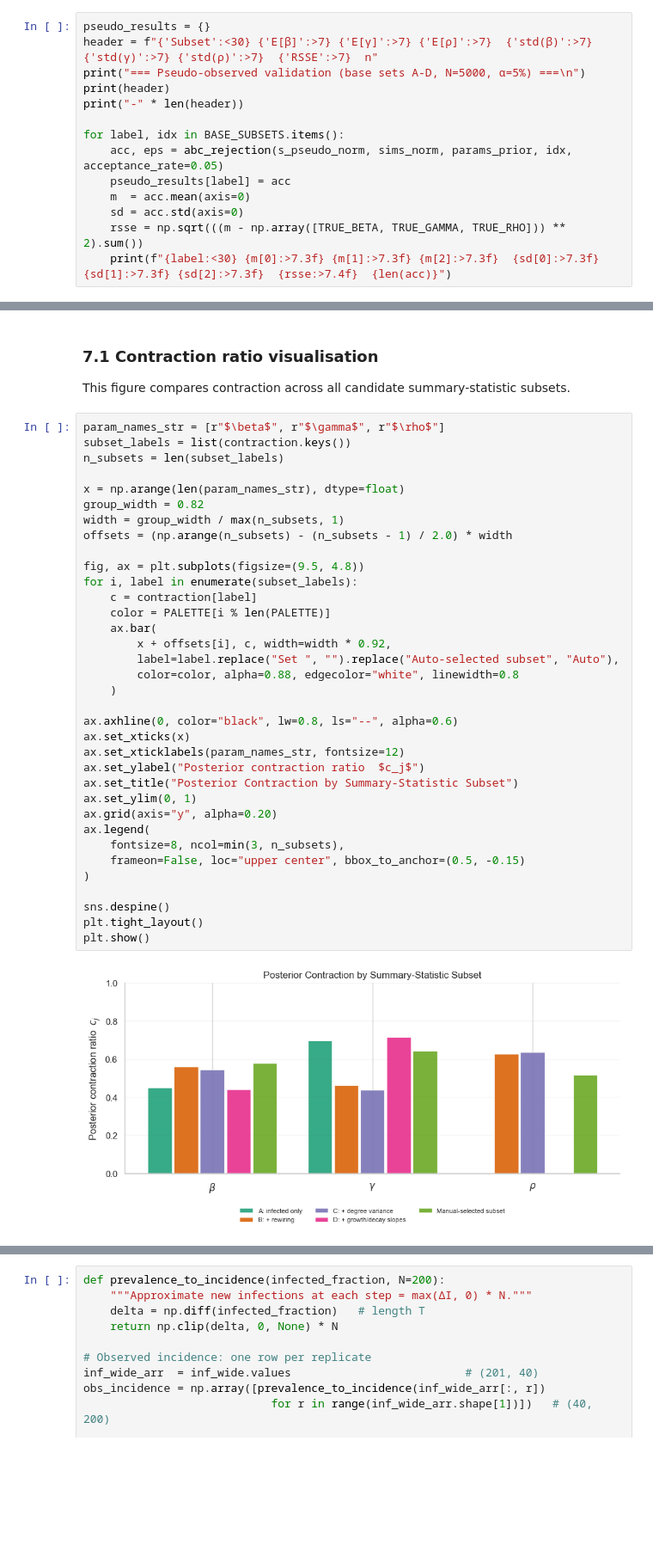
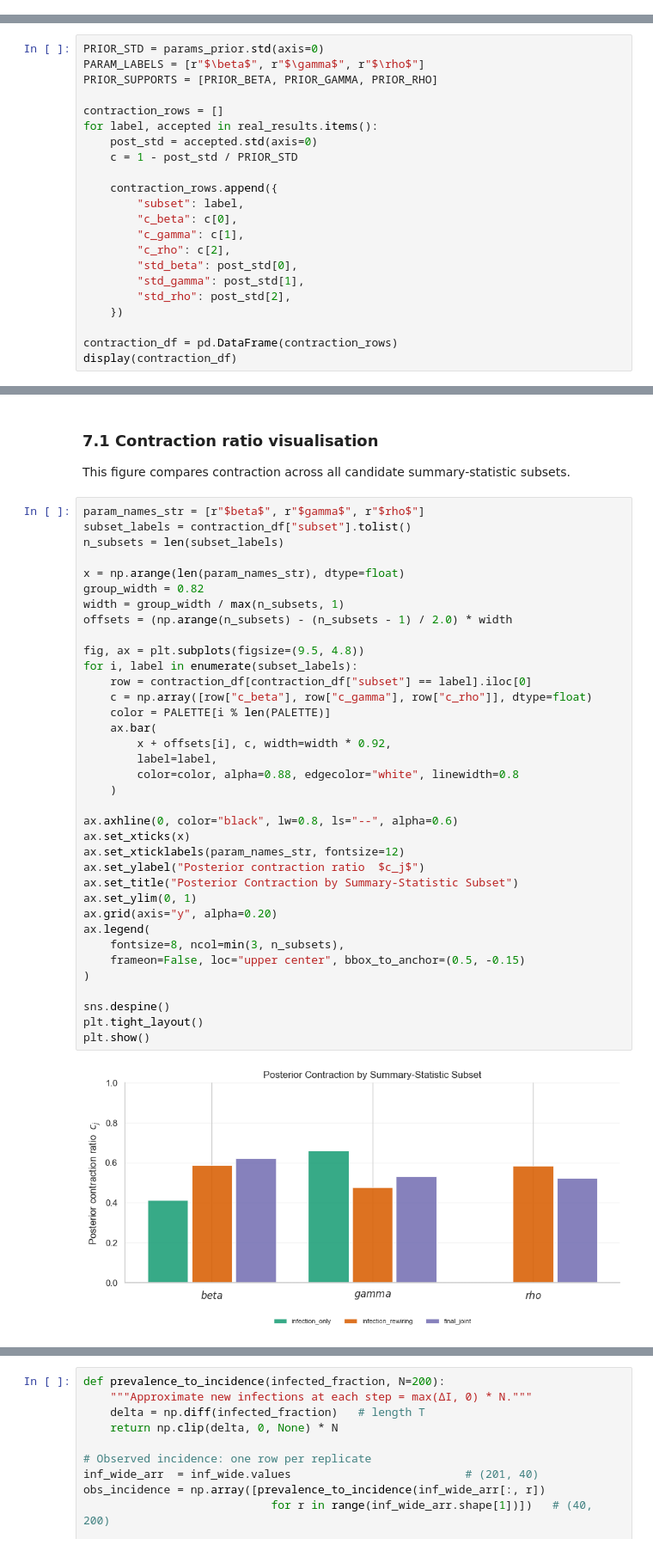
Before and after one commit to zyyy22/ST3247-Project, a Jupyter notebook: ST3247_ABC_v2.ipynb, the cells around one changed output, grey strips where cells are left out. Shown at 86% size. Drawn from its saved outputs; the diff is of its cells as text; blank space fills up the shorter version.

```diff
--- a/ST3247_ABC_v2.ipynb
+++ b/ST3247_ABC_v2.ipynb
@@ -526,14 +583,0 @@ Pseudo-observed summary (normalised): [ 2.466  1.72   0.941  1.804  1.872 32.64
-# %%
-pseudo_results = {}
-header = f"{'Subset':<30} {'E[β]':>7} {'E[γ]':>7} {'E[ρ]':>7}  {'std(β)':>7} {'std(γ)':>7} {'std(ρ)':>7}  {'RSSE':>7}  n"
-print("=== Pseudo-observed validation (base sets A-D, N=5000, α=5%) ===\n")
-print(header)
-print("-" * len(header))
-
-for label, idx in BASE_SUBSETS.items():
-    acc, eps = abc_rejection(s_pseudo_norm, sims_norm, params_prior, idx, acceptance_rate=0.05)
-    pseudo_results[label] = acc
-    m  = acc.mean(axis=0)
-    sd = acc.std(axis=0)
-    rsse = np.sqrt(((m - np.array([TRUE_BETA, TRUE_GAMMA, TRUE_RHO])) ** 2).sum())
-    print(f"{label:<30} {m[0]:>7.3f} {m[1]:>7.3f} {m[2]:>7.3f}  {sd[0]:>7.3f} {sd[1]:>7.3f} {sd[2]:>7.3f}  {rsse:>7.4f}  {len(acc)}")
@@ -756,0 +872,22 @@ Compare contraction patterns together with RSSE and confounding diagnostics from
+# %%
+PRIOR_STD = params_prior.std(axis=0)
+PARAM_LABELS = [r"$\beta$", r"$\gamma$", r"$\rho$"]
+PRIOR_SUPPORTS = [PRIOR_BETA, PRIOR_GAMMA, PRIOR_RHO]
+
+contraction_rows = []
+for label, accepted in real_results.items():
+    post_std = accepted.std(axis=0)
+    c = 1 - post_std / PRIOR_STD
+
+    contraction_rows.append({
+        "subset": label,
+        "c_beta": c[0],
+        "c_gamma": c[1],
+        "c_rho": c[2],
+        "std_beta": post_std[0],
+        "std_gamma": post_std[1],
+        "std_rho": post_std[2],
+    })
+
+contraction_df = pd.DataFrame(contraction_rows)
+display(contraction_df)
@@ -759,40 +901,41 @@ Compare contraction patterns together with RSSE and confounding diagnostics from
 
 This figure compares contraction across all candidate summary-statistic subsets.
 # %%
-param_names_str = [r"$\beta$", r"$\gamma$", r"$\rho$"]
-subset_labels = list(contraction.keys())
+param_names_str = [r"$beta$", r"$gamma$", r"$rho$"]
+subset_labels = contraction_df["subset"].tolist()
 n_subsets = len(subset_labels)
 
 x = np.arange(len(param_names_str), dtype=float)
 group_width = 0.82
 width = group_width / max(n_subsets, 1)
 offsets = (np.arange(n_subsets) - (n_subsets - 1) / 2.0) * width
 
 fig, ax = plt.subplots(figsize=(9.5, 4.8))
 for i, label in enumerate(subset_labels):
-    c = contraction[label]
+    row = contraction_df[contraction_df["subset"] == label].iloc[0]
+    c = np.array([row["c_beta"], row["c_gamma"], row["c_rho"]], dtype=float)
     color = PALETTE[i % len(PALETTE)]
     ax.bar(
         x + offsets[i], c, width=width * 0.92,
-        label=label.replace("Set ", "").replace("Auto-selected subset", "Auto"),
+        label=label,
         color=color, alpha=0.88, edgecolor="white", linewidth=0.8
     )
 
 ax.axhline(0, color="black", lw=0.8, ls="--", alpha=0.6)
 ax.set_xticks(x)
 ax.set_xticklabels(param_names_str, fontsize=12)
 ax.set_ylabel("Posterior contraction ratio  $c_j$")
 ax.set_title("Posterior Contraction by Summary-Statistic Subset")
 ax.set_ylim(0, 1)
 ax.grid(axis="y", alpha=0.20)
 ax.legend(
     fontsize=8, ncol=min(3, n_subsets),
     frameon=False, loc="upper center", bbox_to_anchor=(0.5, -0.15)
 )
 
 sns.despine()
 plt.tight_layout()
 plt.show()
 # %% [output]
-[figure, old version]
+[figure, new version]
 # %% [markdown]
```
Also changed, not shown: parts of 51 cells of this notebook.
